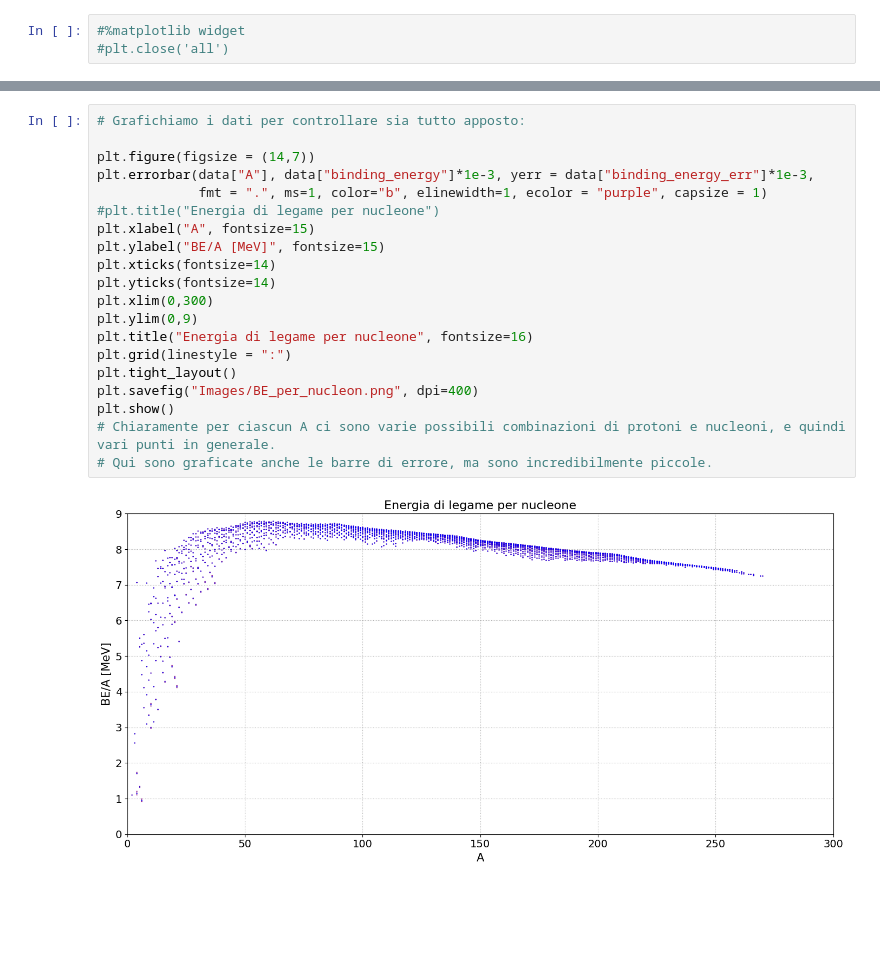
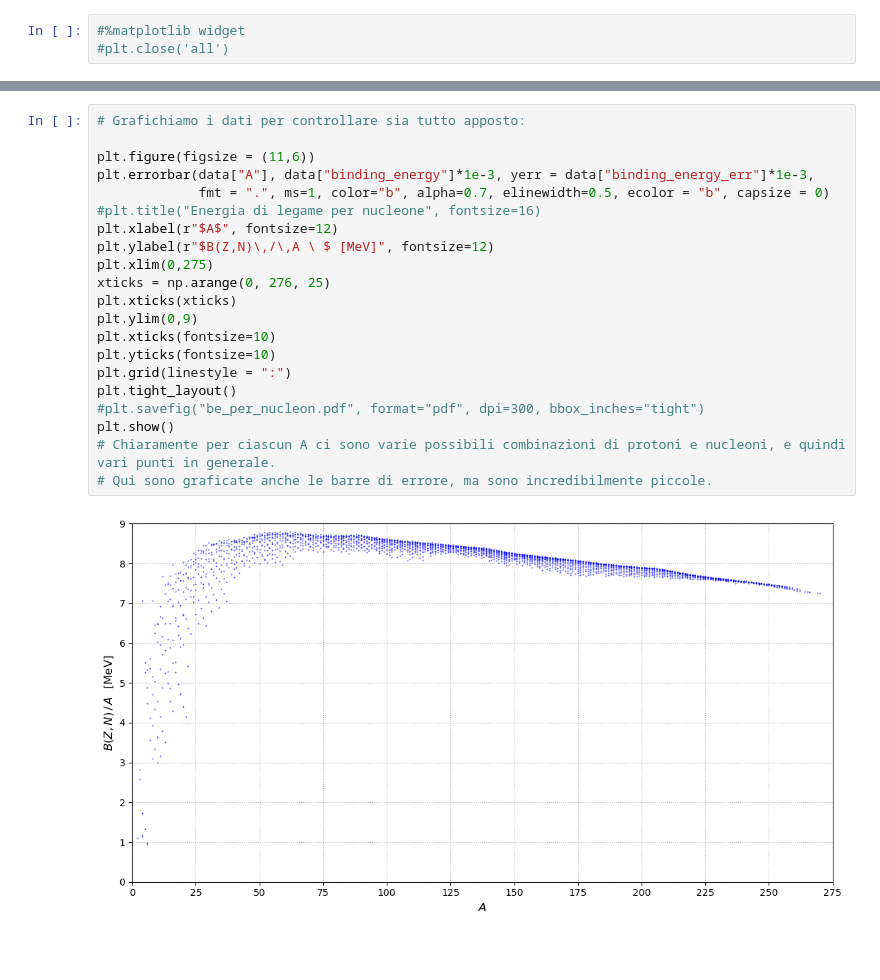
Before and after one commit to Lvetto/masse_nucleari, a Jupyter notebook: Esperienza_5.ipynb, the cells around one changed output, grey strips where cells are left out. Drawn from its saved outputs; the diff is of its cells as text; blank space fills up the shorter version.

```diff
--- a/Esperienza_5.ipynb
+++ b/Esperienza_5.ipynb
@@ -30,25 +46,26 @@ print(data.head())
 # %%
 # Grafichiamo i dati per controllare sia tutto apposto:
 
-plt.figure(figsize = (14,7))
+plt.figure(figsize = (11,6))
 plt.errorbar(data["A"], data["binding_energy"]*1e-3, yerr = data["binding_energy_err"]*1e-3,
-             fmt = ".", ms=1, color="b", elinewidth=1, ecolor = "purple", capsize = 1)
-#plt.title("Energia di legame per nucleone")
-plt.xlabel("A", fontsize=15)
-plt.ylabel("BE/A [MeV]", fontsize=15)
-plt.xticks(fontsize=14)
-plt.yticks(fontsize=14)
-plt.xlim(0,300)
+             fmt = ".", ms=1, color="b", alpha=0.7, elinewidth=0.5, ecolor = "b", capsize = 0)
+#plt.title("Energia di legame per nucleone", fontsize=16)
+plt.xlabel(r"$A$", fontsize=12)
+plt.ylabel(r"$B(Z,N)\,/\,A \ $ [MeV]", fontsize=12)
+plt.xlim(0,275)
+xticks = np.arange(0, 276, 25)
+plt.xticks(xticks)
 plt.ylim(0,9)
-plt.title("Energia di legame per nucleone", fontsize=16)
+plt.xticks(fontsize=10)
+plt.yticks(fontsize=10)
 plt.grid(linestyle = ":")
 plt.tight_layout()
-plt.savefig("Images/BE_per_nucleon.png", dpi=400)
+#plt.savefig("be_per_nucleon.pdf", format="pdf", dpi=300, bbox_inches="tight")
 plt.show()
 # Chiaramente per ciascun A ci sono varie possibili combinazioni di protoni e nucleoni, e quindi vari punti in generale.
 # Qui sono graficate anche le barre di errore, ma sono incredibilmente piccole.
 # %% [output]
-[figure, old version]
+[figure, new version]
 # %% [markdown]
 #
 # %% [markdown]
```
Also changed, not shown: parts of 18 cells of this notebook, 5 other files.
